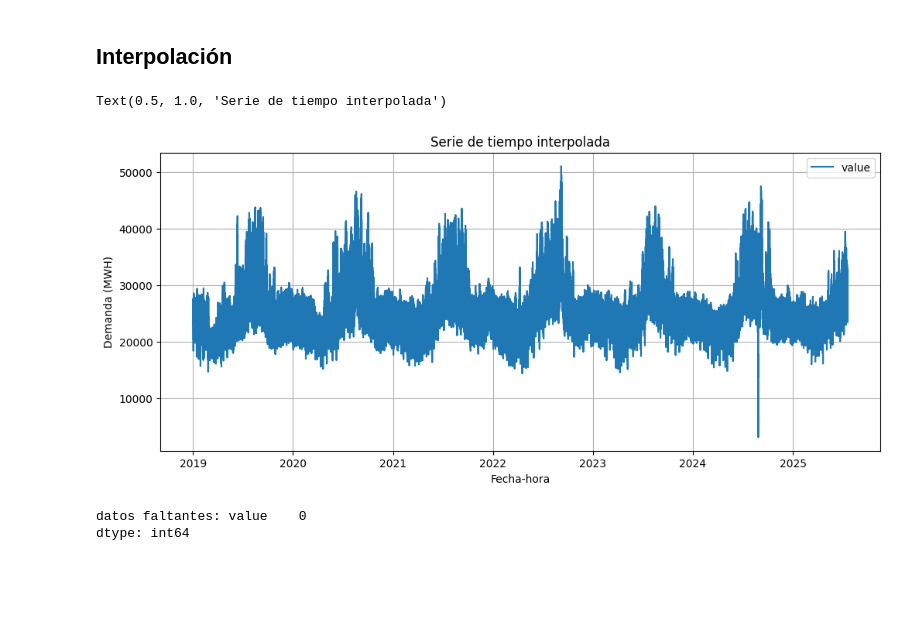
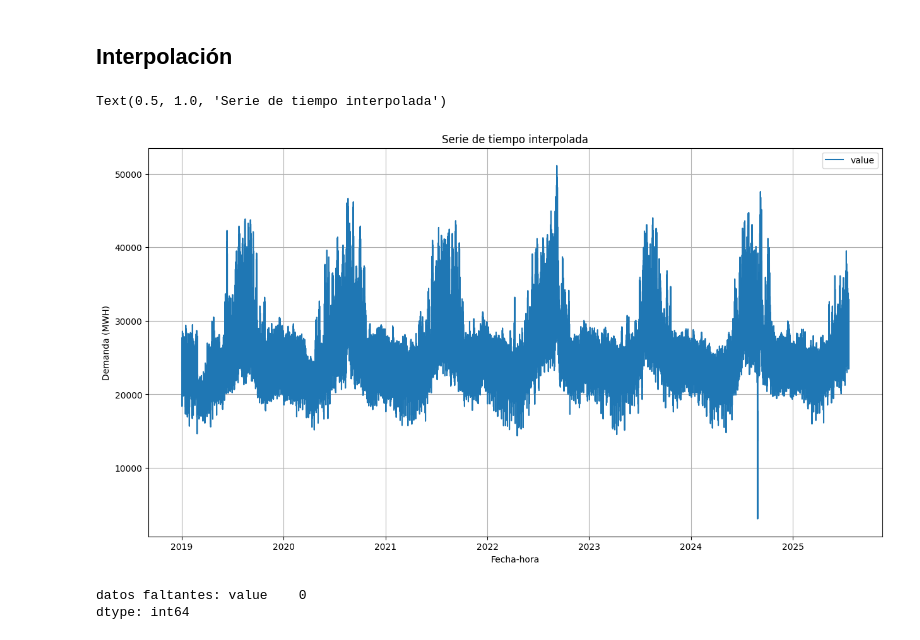
Before and after one commit to JairRamosG/Demanda_Energetica_SARIMA, a Jupyter notebook: notebooks/01_Preprocesamiento.ipynb, the cells around one changed output. Saved outputs shown, nothing was run; the diff lists cells and outputs as text; code cells hidden in the pictures; blank space fills up the shorter version.

```diff
--- a/notebooks/01_Preprocesamiento.ipynb
+++ b/notebooks/01_Preprocesamiento.ipynb
@@ -98,15 +98,15 @@ Las distribuciónes son aleatorias y no en bloques, por lo que se puede imputar
 # %% [markdown]
 ## Interpolación
 # %%
-df_inerpol = df_full.interpolate(method = 'linear')
+df_interpol = df_full.interpolate(method = 'linear')
 
-fig, ax = plt.subplots(1,figsize=(12,5))
-sns.lineplot(df_inerpol, ax=ax)
+fig, ax = plt.subplots(1,figsize=(15, 8))
+sns.lineplot(df_interpol, ax=ax)
 ax.grid()
 ax.set_xlabel('Fecha-hora')
 ax.set_ylabel('Demanda (MWH)')
 ax.set_title('Serie de tiempo interpolada')
 # %% [output]
 Text(0.5, 1.0, 'Serie de tiempo interpolada')
-[figure, old version]
+[figure, new version]
 # %%
```
Also changed, not shown: parts of 8 cells of this notebook, 1 other file.
